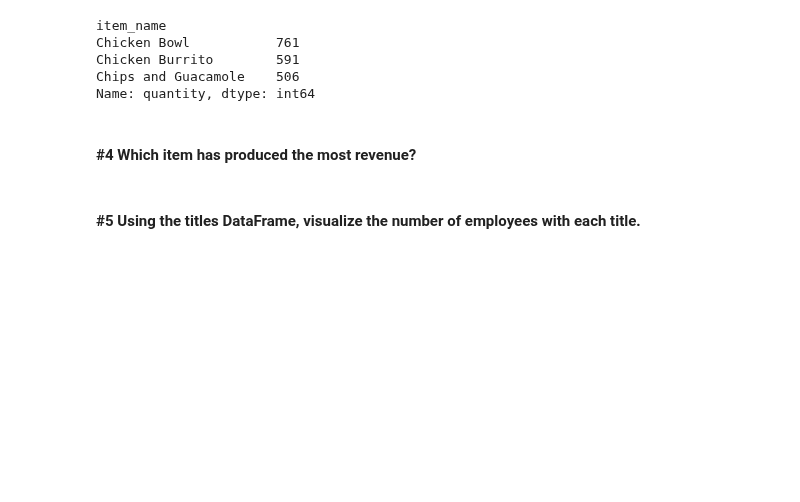
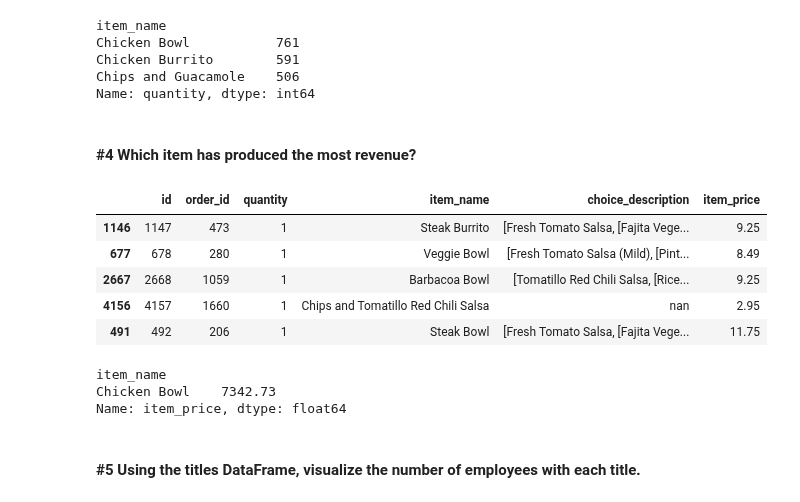
Before and after one commit to natasharivers/numpy-pandas-visualization-exercises, a Jupyter notebook: advanced_dataframes.ipynb, the cells around one changed output. Saved outputs shown, nothing was run; the diff lists cells and outputs as text; code cells hidden in the pictures; blank space fills up the shorter version.

```diff
--- a/advanced_dataframes.ipynb
+++ b/advanced_dataframes.ipynb
@@ -549,0 +554,3 @@ orders_df2 = pd.read_sql('SELECT * FROM orders')
+# %%
+chipotle_df['item_price'] = chipotle_df.item_price.str.replace('$', '').astype(float)
+chipotle_df.info()
@@ -559,8 +596,21 @@ Chips and Guacamole    506
 Name: quantity, dtype: int64
 # %% [markdown]
 #### #4 Which item has produced the most revenue?
-# %%
-chipotle_df['float_price'] = chipotle_df['item_price'].str.replace('$','')
+# %%
+chipotle_df.sample(5)
+# %% [output]
+|  | id | order_id | quantity | item_name | choice_description | item_price |
+| 1146 | 1147 | 473 | 1 | Steak Burrito | [Fresh Tomato Salsa, [Fajita Vege... | 9.25 |
+| 677 | 678 | 280 | 1 | Veggie Bowl | [Fresh Tomato Salsa (Mild), [Pint... | 8.49 |
+| 2667 | 2668 | 1059 | 1 | Barbacoa Bowl | [Tomatillo Red Chili Salsa, [Rice... | 9.25 |
+| 4156 | 4157 | 1660 | 1 | Chips and Tomatillo Red Chili Salsa | nan | 2.95 |
+| 491 | 492 | 206 | 1 | Steak Bowl | [Fresh Tomato Salsa, [Fajita Vege... | 11.75 |
+# %%
+chipotle_df.groupby('item_name').item_price.sum().nlargest(1, keep='all')
+# %% [output]
+item_name
+Chicken Bowl    7342.73
+Name: item_price, dtype: float64
 # %% [markdown]
 #### #5 Using the titles DataFrame, visualize the number of employees with each title.
 # %%
```
Also changed, not shown: parts of 12 cells of this notebook, 2 other files.
